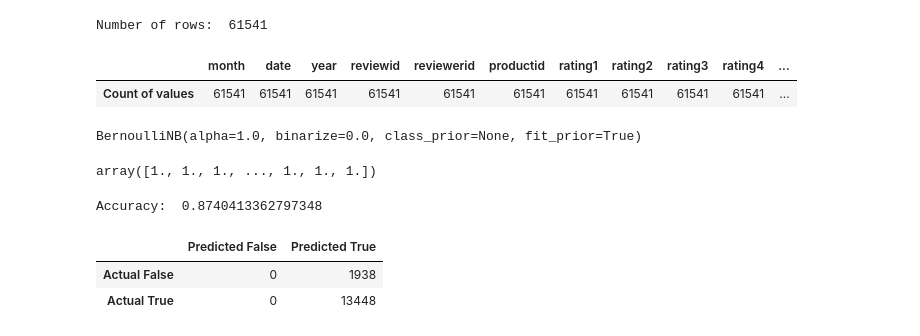
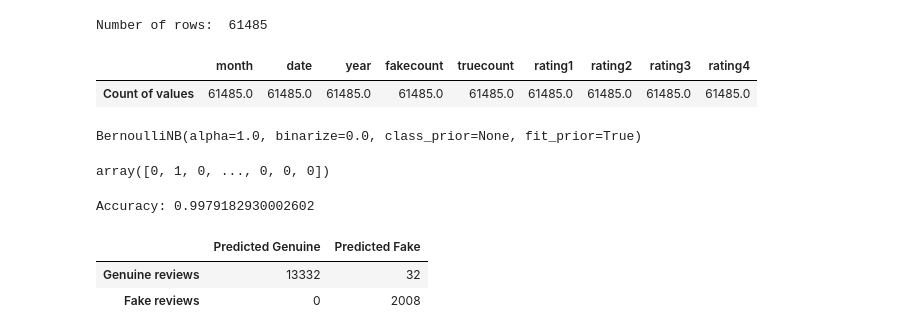
Before and after one commit to janaat22/MLdatasets, a Jupyter notebook: NaiveBayes.ipynb, the cells around one changed output. Cells and saved outputs as stored; diff of their text form; code cells hidden in the pictures.

```diff
--- a/NaiveBayes.ipynb
+++ b/NaiveBayes.ipynb
@@ -22,25 +22,25 @@ True
 # %%
-df = pd.read_csv("ReviewCSV.csv")
+df = pd.read_csv("ReviewCSV_final.csv")
 
 print("Number of rows: ", df.shape[0])
 counts = df.describe().iloc[0]
 display(
 pd.DataFrame(
 counts.tolist(),
 columns=["Count of values"],
 index=counts.index.values
 ).transpose()
 )
-df['label'] = df.label.map({'Y': 0, 'N': 1})
+df['label'] = df.label.map({'Y': 1, 'N': 0})
 df['review'] = df.review.map(lambda x: x.lower())
 df['review'] = df.review.str.replace('[^\w\s]', '')
 
 #Preprocess Data
 df['review'] = df['review'].apply(nltk.word_tokenize)
 # %% [output]
-Number of rows:  61541
+Number of rows:  61485
-|  | month | date | year | reviewid | reviewerid | productid | rating1 | rating2 | rating3 | rating4 | ... |
-| Count of values | 61541 | 61541 | 61541 | 61541 | 61541 | 61541 | 61541 | 61541 | 61541 | 61541 | ... |
+|  | month | date | year | fakecount | truecount | rating1 | rating2 | rating3 | rating4 |
+| Count of values | 61485.0 | 61485.0 | 61485.0 | 61485.0 | 61485.0 | 61485.0 | 61485.0 | 61485.0 | 61485.0 |
 # %%
 from nltk.stem import PorterStemmer
 
@@ -80,25 +80,26 @@ predictions = clf.predict(df_test[features])
 probs = clf.predict_proba(df_test[features])
 display(predictions)
 # %% [output]
-array([1., 1., 1., ..., 1., 1., 1.])
+array([0, 1, 0, ..., 0, 0, 0])
 # %%
 #Evaluation
 
 score = clf.score(df_test[features], df_test["label"])
-print("Accuracy: ", score)
+print("Accuracy: "+ str(score))
 # %% [output]
-Accuracy:  0.8740413362797348
+Accuracy: 0.9979182930002602
 # %%
 #Confusion Matrix
+results = confusion_matrix(df_test["label"], predictions)
 
 get_ipython().magic('matplotlib inline')
 confusion_matrix = pd.DataFrame(
     confusion_matrix(df_test["label"], predictions),
-    columns=["Predicted False", "Predicted True"],
-    index=["Actual False", "Actual True"]
+    columns=["Predicted Genuine", "Predicted Fake"],
+    index=["Genuine reviews", "Fake reviews"]
 )
 display(confusion_matrix)
 # %% [output]
-|  | Predicted False | Predicted True |
-| Actual False | 0 | 1938 |
-| Actual True | 0 | 13448 |
+|  | Predicted Genuine | Predicted Fake |
+| Genuine reviews | 13332 | 32 |
+| Fake reviews | 0 | 2008 |
```
Also changed, not shown: parts of 5 cells of this notebook.
